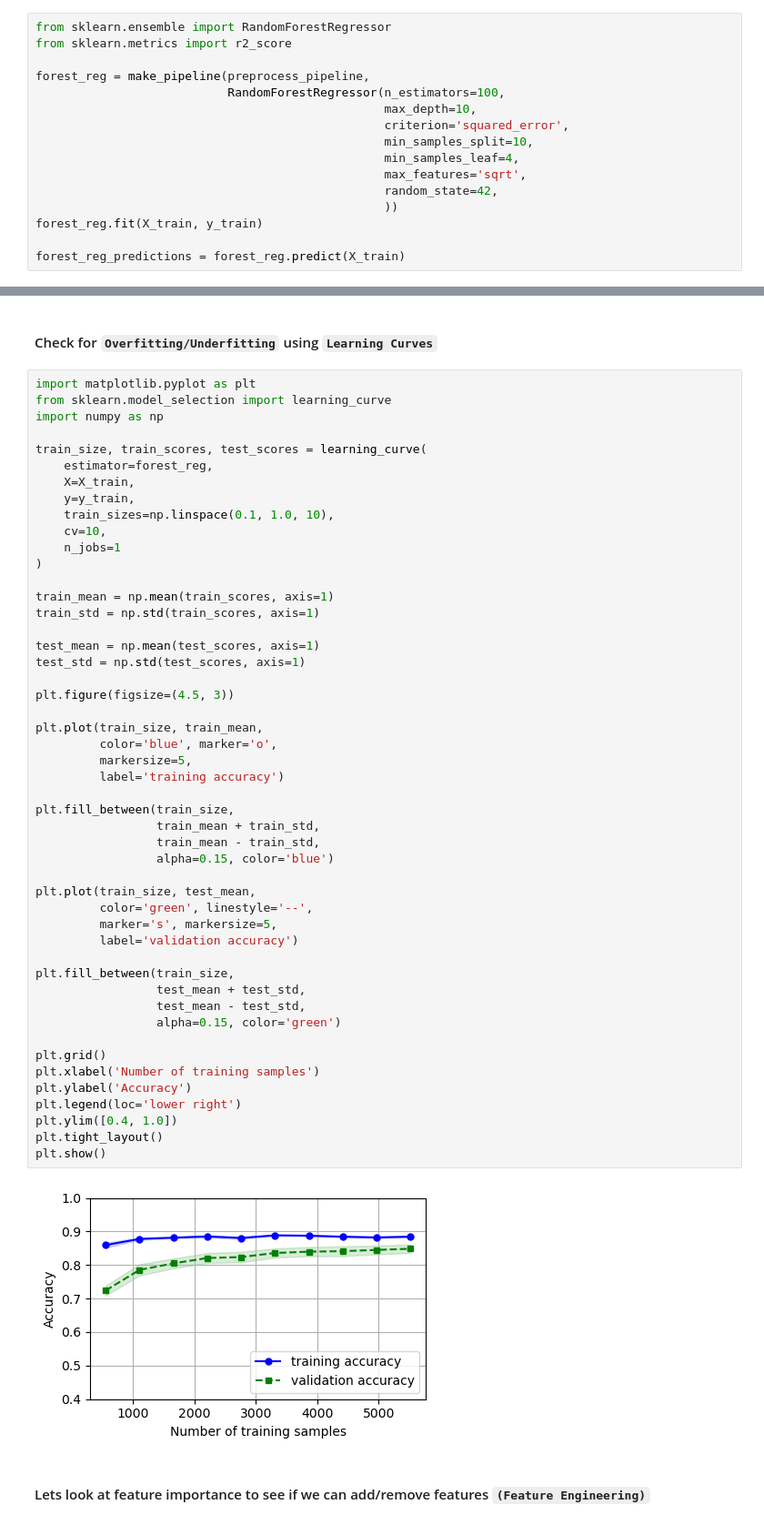
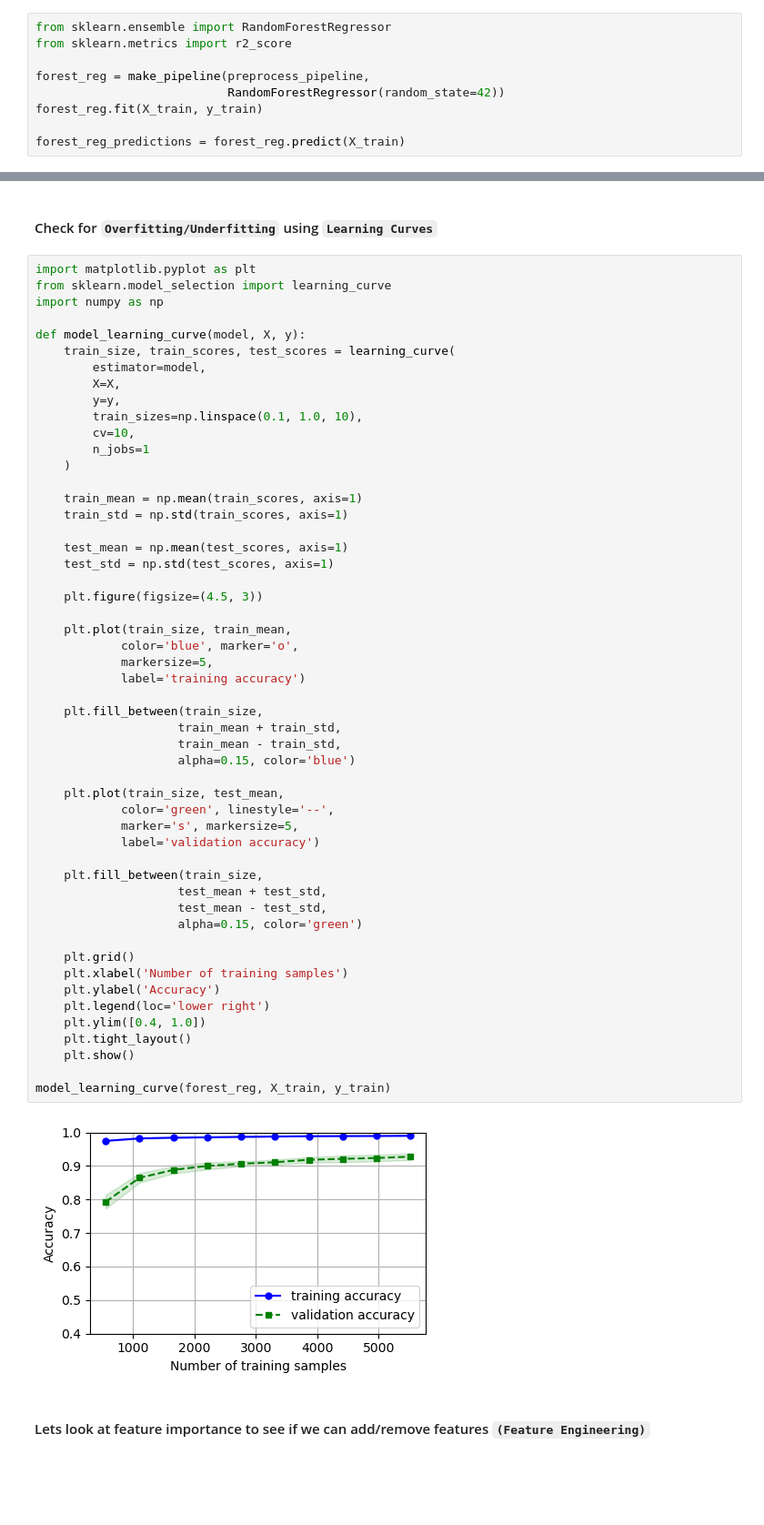
Before and after one commit to Alex-Idachaba/Machine-Learning-Algorithms, a Jupyter notebook: Linear_Regression.ipynb, the cells around one changed output, grey strips where cells are left out. Shown at 91% size. Drawn from its saved outputs; the diff is of its cells as text; blank space fills up the shorter version.

```diff
--- a/Linear_Regression.ipynb
+++ b/Linear_Regression.ipynb
@@ -483,14 +481,7 @@ from sklearn.ensemble import RandomForestRegressor
 from sklearn.metrics import r2_score
 
 forest_reg = make_pipeline(preprocess_pipeline,
-                           RandomForestRegressor(n_estimators=100,
-                                                 max_depth=10,
-                                                 criterion='squared_error',
-                                                 min_samples_split=10,
-                                                 min_samples_leaf=4,
-                                                 max_features='sqrt',
-                                                 random_state=42,
-                                                 ))
+                           RandomForestRegressor(random_state=42))
 forest_reg.fit(X_train, y_train)
 
 forest_reg_predictions = forest_reg.predict(X_train)
@@ -582,54 +565,57 @@ dtype: float64
 # %%
 import matplotlib.pyplot as plt
 from sklearn.model_selection import learning_curve
 import numpy as np
 
-train_size, train_scores, test_scores = learning_curve(
-    estimator=forest_reg,
-    X=X_train,
-    y=y_train,
-    train_sizes=np.linspace(0.1, 1.0, 10),
-    cv=10,
-    n_jobs=1
-)
+def model_learning_curve(model, X, y):
+    train_size, train_scores, test_scores = learning_curve(
+        estimator=model,
+        X=X,
+        y=y,
+        train_sizes=np.linspace(0.1, 1.0, 10),
+        cv=10,
+        n_jobs=1
+    )
 
-train_mean = np.mean(train_scores, axis=1)
-train_std = np.std(train_scores, axis=1)
+    train_mean = np.mean(train_scores, axis=1)
+    train_std = np.std(train_scores, axis=1)
 
-test_mean = np.mean(test_scores, axis=1)
-test_std = np.std(test_scores, axis=1)
+    test_mean = np.mean(test_scores, axis=1)
+    test_std = np.std(test_scores, axis=1)
 
-plt.figure(figsize=(4.5, 3))
+    plt.figure(figsize=(4.5, 3))
 
-plt.plot(train_size, train_mean,
-         color='blue', marker='o',
-         markersize=5,
-         label='training accuracy')
+    plt.plot(train_size, train_mean,
+            color='blue', marker='o',
+            markersize=5,
+            label='training accuracy')
 
-plt.fill_between(train_size,
-                 train_mean + train_std,
-                 train_mean - train_std,
-                 alpha=0.15, color='blue')
+    plt.fill_between(train_size,
+                    train_mean + train_std,
+                    train_mean - train_std,
+                    alpha=0.15, color='blue')
 
-plt.plot(train_size, test_mean,
-         color='green', linestyle='--',
-         marker='s', markersize=5,
-         label='validation accuracy')
+    plt.plot(train_size, test_mean,
+            color='green', linestyle='--',
+            marker='s', markersize=5,
+            label='validation accuracy')
 
-plt.fill_between(train_size,
-                 test_mean + test_std,
-                 test_mean - test_std,
-                 alpha=0.15, color='green')
+    plt.fill_between(train_size,
+                    test_mean + test_std,
+                    test_mean - test_std,
+                    alpha=0.15, color='green')
 
-plt.grid()
-plt.xlabel('Number of training samples')
-plt.ylabel('Accuracy')
-plt.legend(loc='lower right')
-plt.ylim([0.4, 1.0])
-plt.tight_layout()
-plt.show()
+    plt.grid()
+    plt.xlabel('Number of training samples')
+    plt.ylabel('Accuracy')
+    plt.legend(loc='lower right')
+    plt.ylim([0.4, 1.0])
+    plt.tight_layout()
+    plt.show()
+
+model_learning_curve(forest_reg, X_train, y_train)
 # %% [output]
-[figure, old version]
+[figure, new version]
 # %% [markdown]
 #### Lets look at feature importance to see if we can add/remove features `(Feature Engineering)`
 # %%
```
Also changed, not shown: parts of 27 cells of this notebook.
